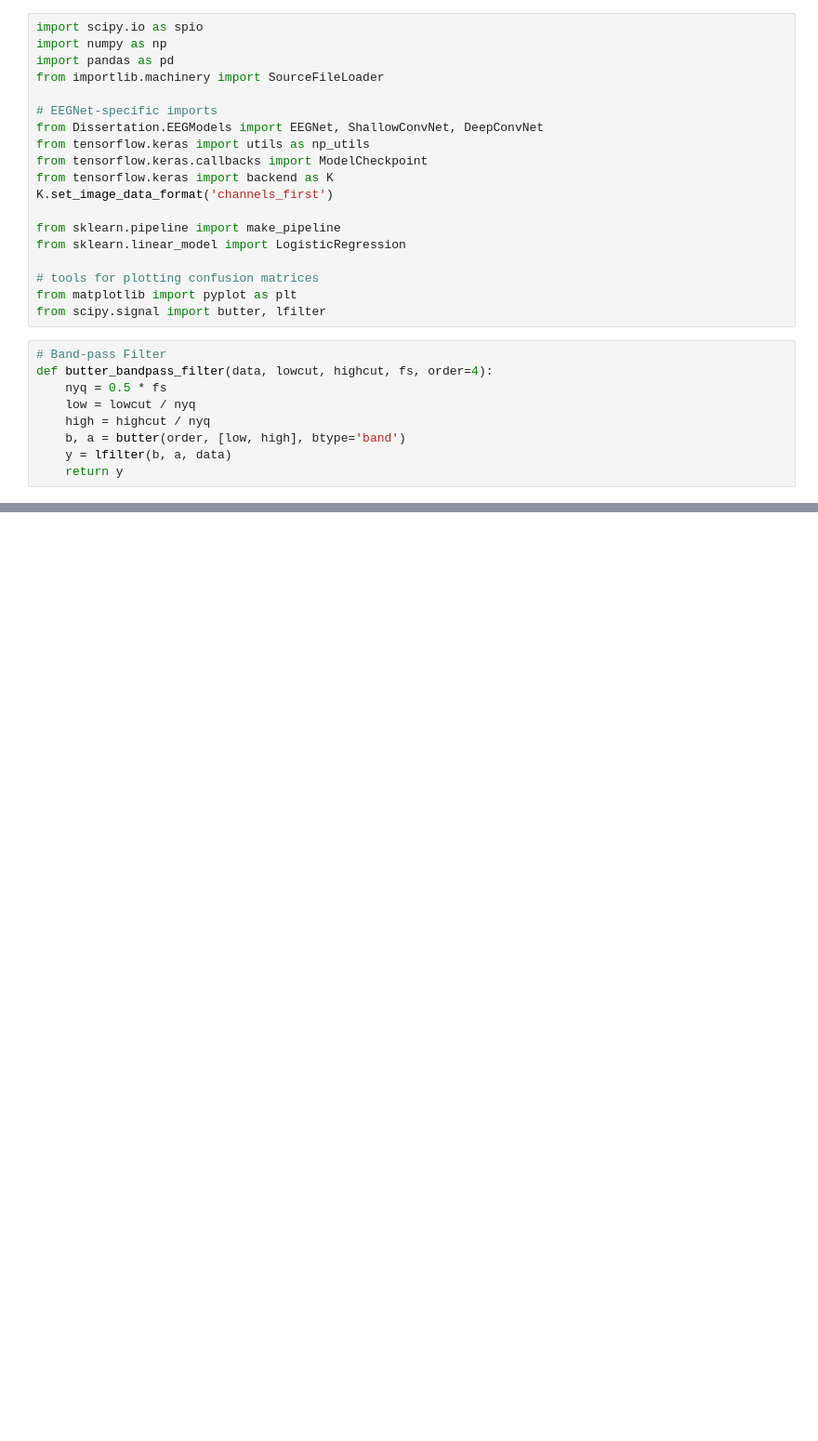
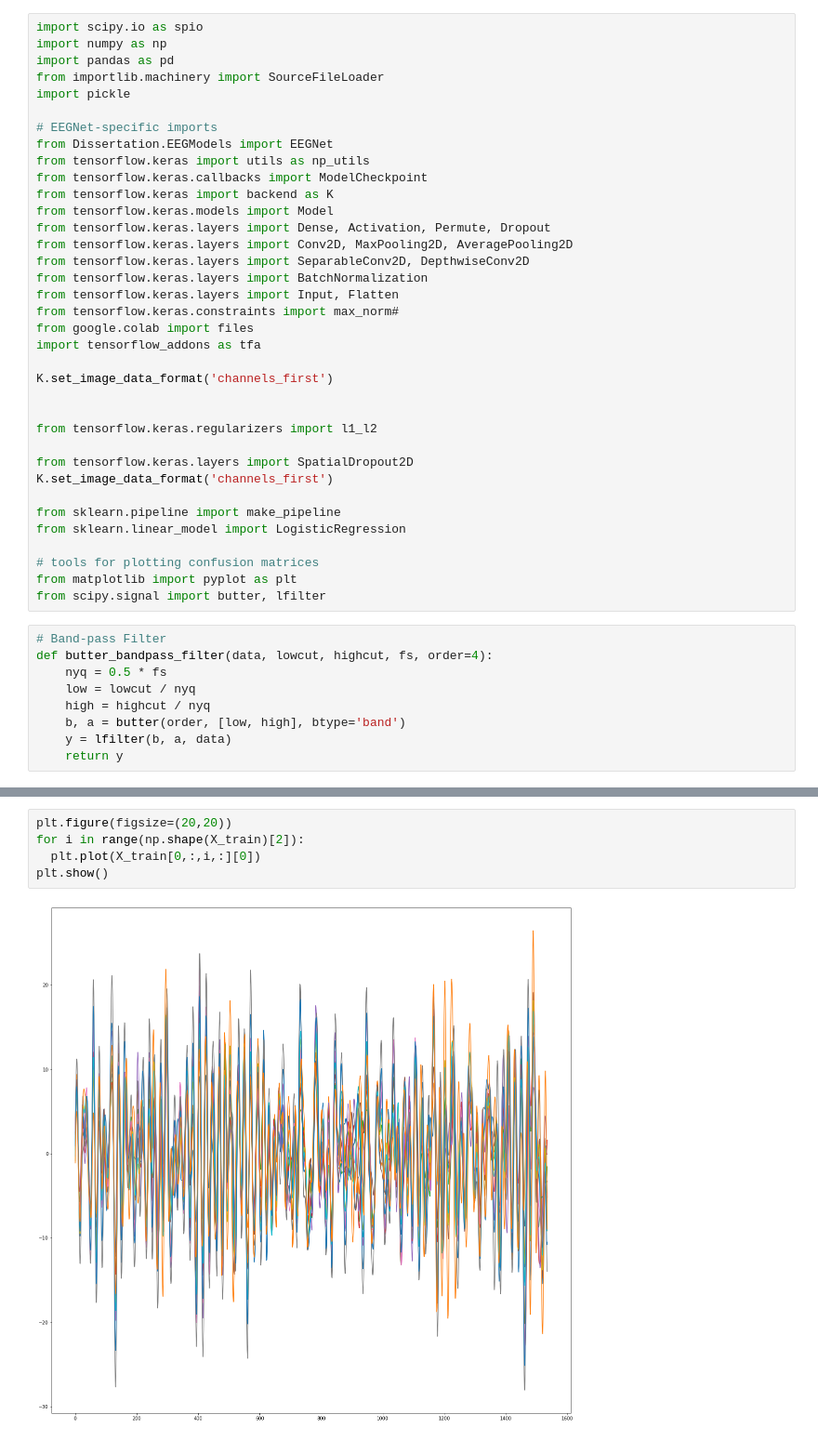
Before and after one commit to achrisk/Dissertation, a Jupyter notebook: within_data.ipynb, the cells around one changed output, grey strips where cells are left out. Shown at 93% size. Saved outputs shown, nothing was run; the diff lists cells and outputs as text; blank space fills up the shorter version.

```diff
--- a/within_data.ipynb
+++ b/within_data.ipynb
@@ -15,12 +15,29 @@ import scipy.io as spio
 import numpy as np
 import pandas as pd
 from importlib.machinery import SourceFileLoader
+import pickle
 
 # EEGNet-specific imports
-from Dissertation.EEGModels import EEGNet, ShallowConvNet, DeepConvNet
+from Dissertation.EEGModels import EEGNet
 from tensorflow.keras import utils as np_utils
 from tensorflow.keras.callbacks import ModelCheckpoint
 from tensorflow.keras import backend as K
+from tensorflow.keras.models import Model
+from tensorflow.keras.layers import Dense, Activation, Permute, Dropout
+from tensorflow.keras.layers import Conv2D, MaxPooling2D, AveragePooling2D
+from tensorflow.keras.layers import SeparableConv2D, DepthwiseConv2D
+from tensorflow.keras.layers import BatchNormalization
+from tensorflow.keras.layers import Input, Flatten
+from tensorflow.keras.constraints import max_norm#
+from google.colab import files
+import tensorflow_addons as tfa
+
+K.set_image_data_format('channels_first')
+
+
+from tensorflow.keras.regularizers import l1_l2
+
+from tensorflow.keras.layers import SpatialDropout2D
 K.set_image_data_format('channels_first')
 
 from sklearn.pipeline import make_pipeline
@@ -40,0 +336,7 @@ def butter_bandpass_filter(data, lowcut, highcut, fs, order=4):
+# %%
+plt.figure(figsize=(20,20))
+for i in range(np.shape(X_train)[2]):
+  plt.plot(X_train[0,:,i,:][0])
+plt.show()
+# %% [output]
+[figure, added]
```
Also changed, not shown: parts of 9 cells of this notebook.
